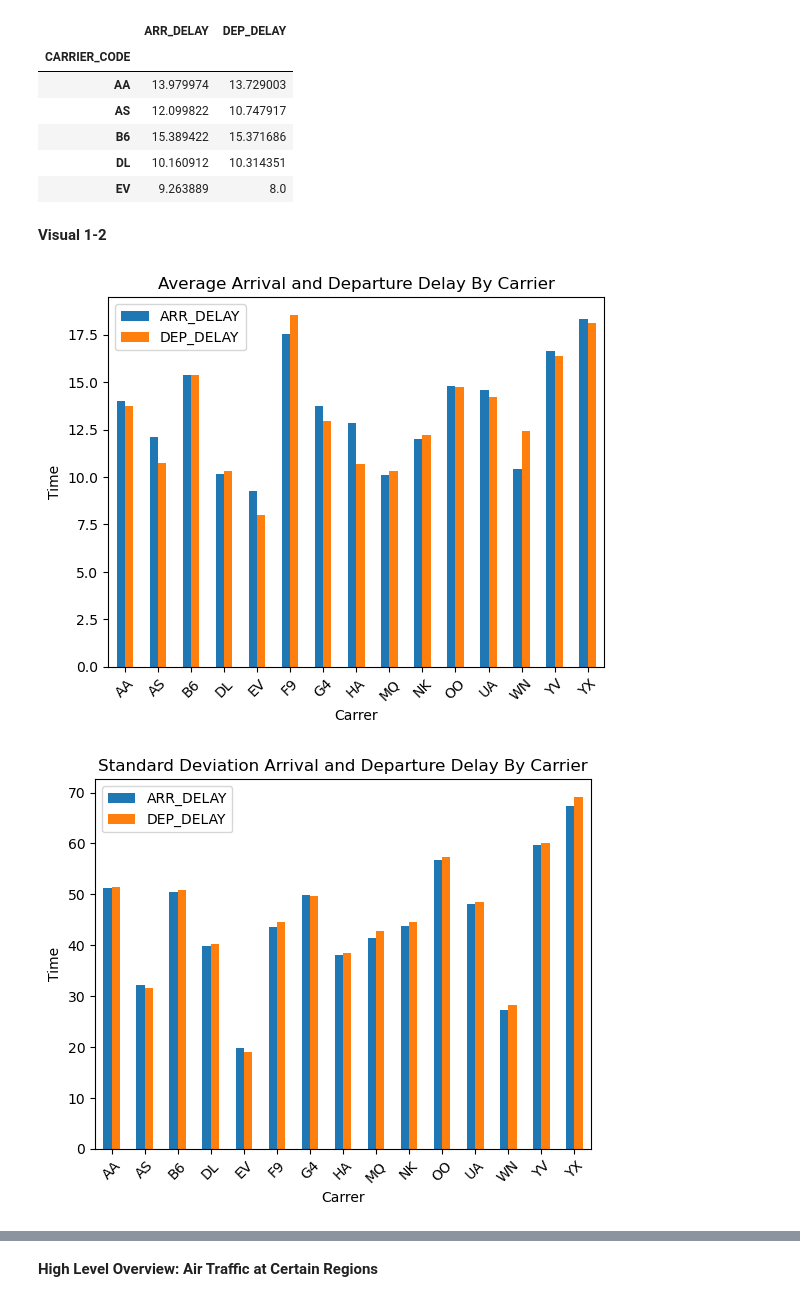
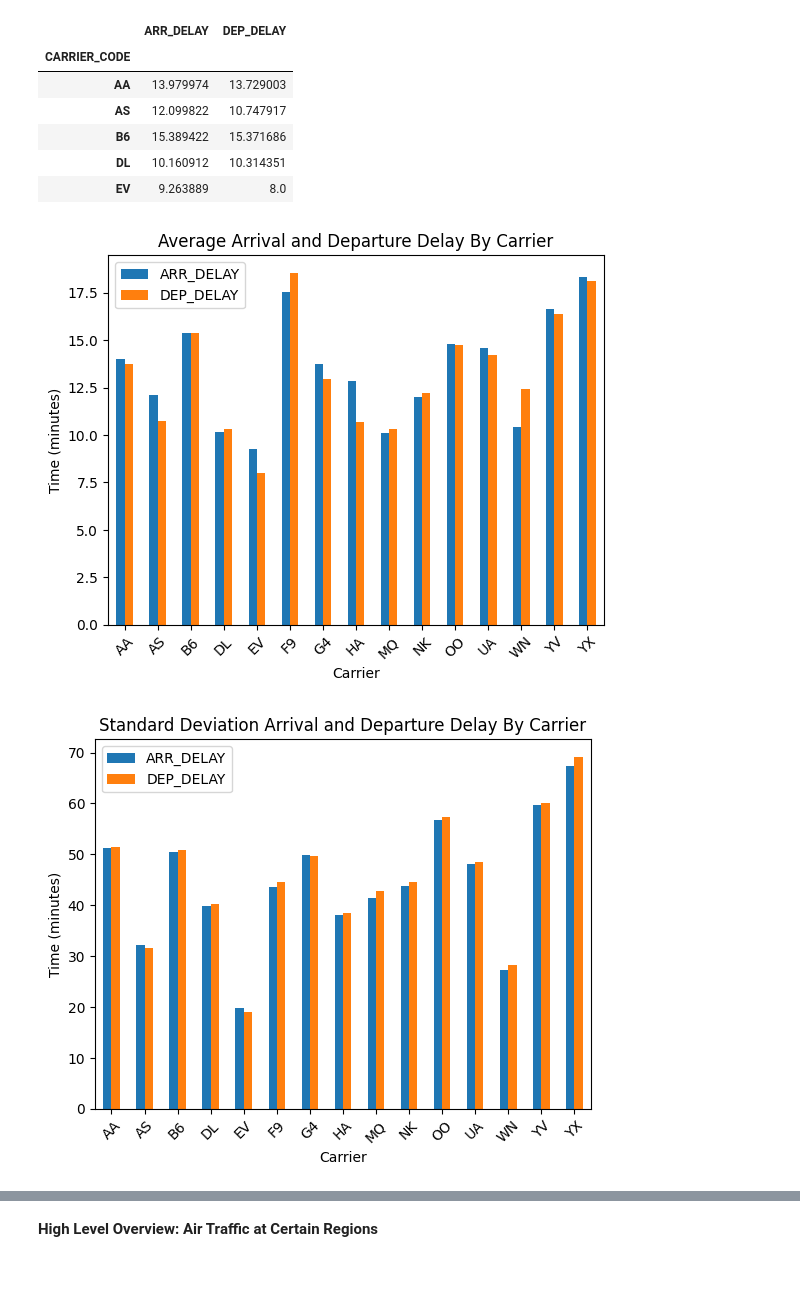
Before and after one commit to GauriRajesh733/DS3000-Practicum1, a Jupyter notebook: DS3000_Practicum1.ipynb, the cells around one changed output, grey strips where cells are left out. Cells and saved outputs as stored; diff of their text form; code cells hidden in the pictures; blank space fills up the shorter version.

Commit message:
fixed graphs for question 2

```diff
--- a/DS3000_Practicum1.ipynb
+++ b/DS3000_Practicum1.ipynb
@@ -265,25 +265,23 @@ carrier_delay_df_avg.head()
 | B6 | 15.389422 | 15.371686 |
 | DL | 10.160912 | 10.314351 |
 | EV | 9.263889 | 8.0 |
-# %% [markdown]
-**Visual 1-2**
 # %%
 # visualize results
 carrier_delay_df_avg.plot(y=["ARR_DELAY", "DEP_DELAY"], kind="bar")
 plt.title("Average Arrival and Departure Delay By Carrier")
-plt.ylabel("Time")
-plt.xlabel("Carrer")
+plt.ylabel("Time (minutes)")
+plt.xlabel("Carrier")
 plt.xticks(rotation=45)
 plt.show()
 # %% [output]
-[figure, old version]
+[figure, new version]
 # %%
 carrier_delay_df_std.plot(y=["ARR_DELAY", "DEP_DELAY"], kind="bar")
 plt.title("Standard Deviation Arrival and Departure Delay By Carrier")
-plt.ylabel("Time")
-plt.xlabel("Carrer")
+plt.ylabel("Time (minutes)")
+plt.xlabel("Carrier")
 plt.xticks(rotation=45)
 plt.show()
 # %% [output]
-[figure, old version]
+[figure, new version]
 # %% [markdown]
```
Also changed, not shown: parts of 17 cells of this notebook.
